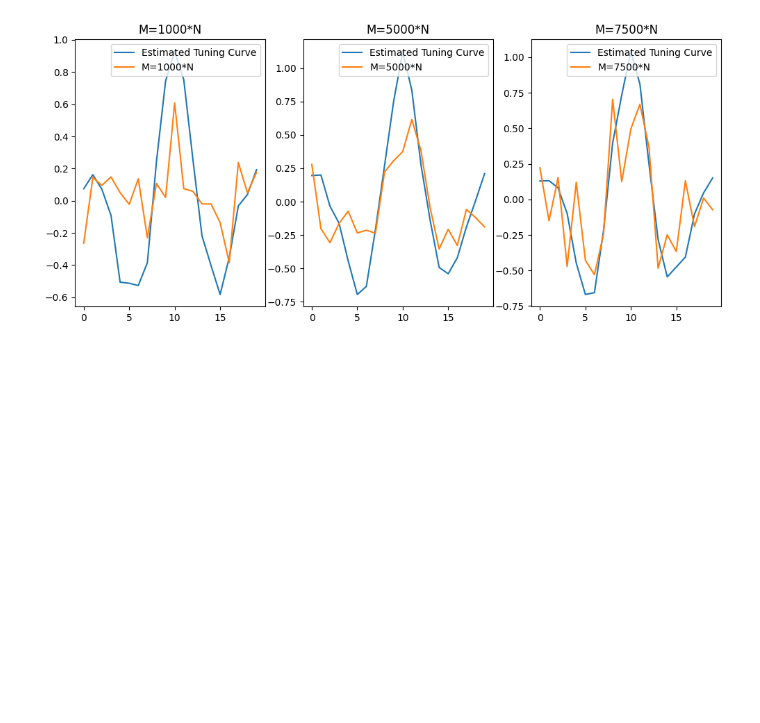
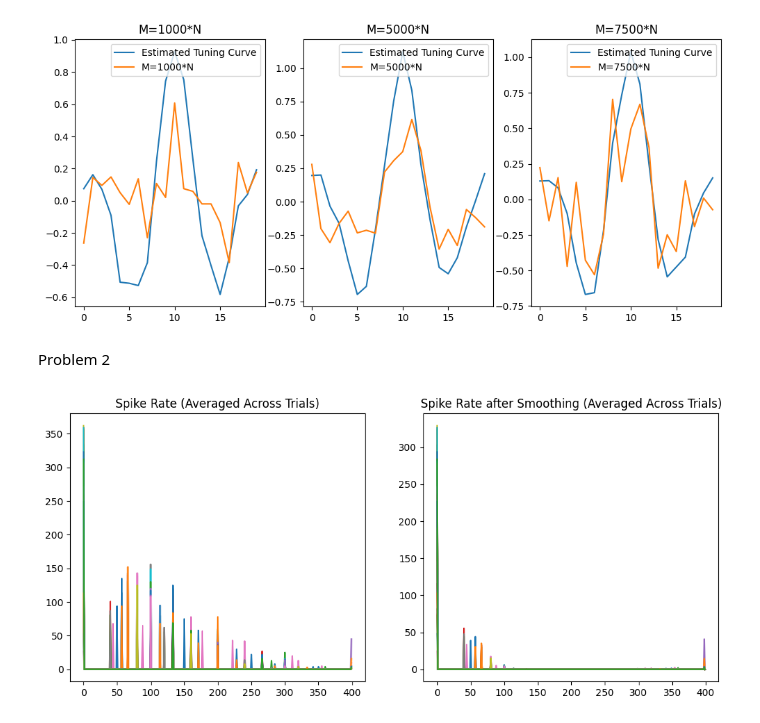
Before and after one commit to Esther-Whang-PhD/Neural_Signals_and_Computation_ewhang2_GitHUB, a Jupyter notebook: ewhang2_main_ex2_ipynb.ipynb, the cells around one changed output. Saved outputs shown, nothing was run; the diff lists cells and outputs as text; code cells hidden in the pictures; blank space fills up the shorter version.

Commit message:
problem 2 a and b

```diff
--- a/ewhang2_main_ex2_ipynb.ipynb
+++ b/ewhang2_main_ex2_ipynb.ipynb
@@ -93,3 +93,12 @@ problem_1.partE(N, A, regularization, noise)
 # At about 7500 times the dimension of the stimulus
 # %% [output]
 [figure]
+# %% [markdown]
+Problem 2
+# %%
+from ewhang2_problem_2_ex_2 import Problem2
+problem_2 = Problem2()
+# %%
+problem_2.partA()
+# %% [output]
+[figure, added]
```
Also changed, not shown: parts of 1 cell of this notebook, 3 other files.
